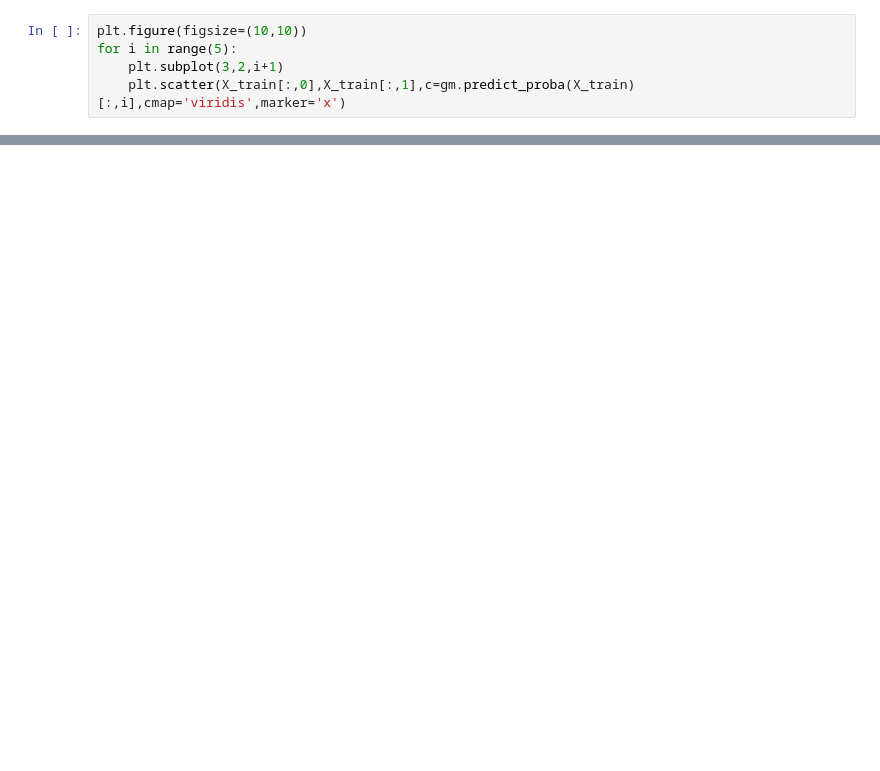
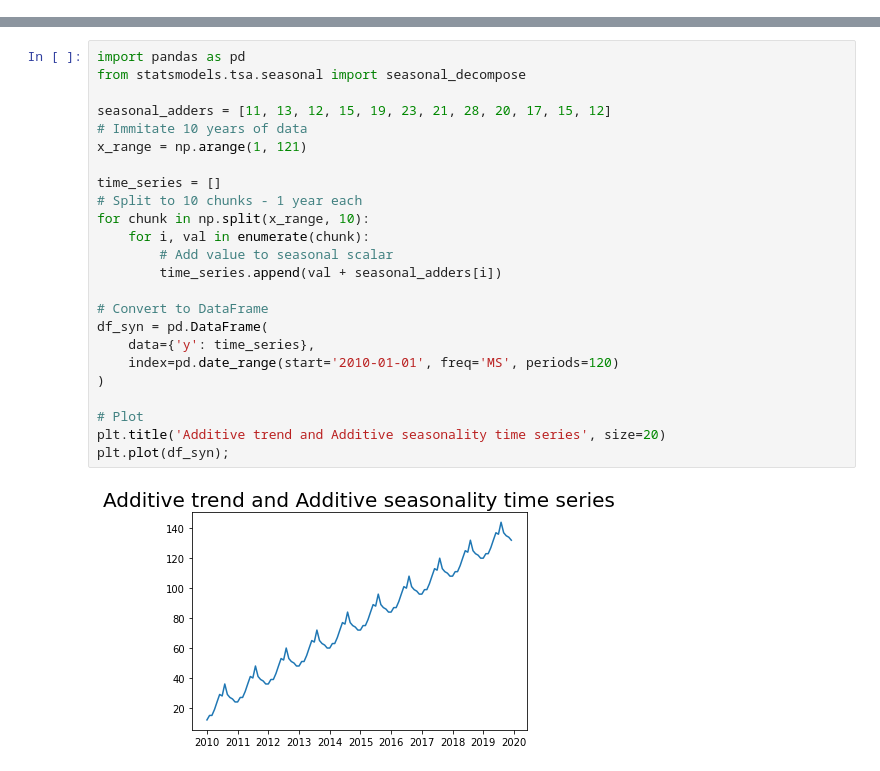
Before and after one commit to ardhiraka/FSDS_Guidelines, a Jupyter notebook: p1/w3/d4pm.ipynb, the cells around one changed output, grey strips where cells are left out. Saved outputs shown, nothing was run; the diff lists cells and outputs as text; blank space fills up the shorter version.

```diff
--- a/p1/w3/d4pm.ipynb
+++ b/p1/w3/d4pm.ipynb
@@ -77,5 +0,0 @@ GaussianMixture(covariance_type='full', init_params='kmeans', max_iter=100,
-# %%
-plt.figure(figsize=(10,10))
-for i in range(5):
-    plt.subplot(3,2,i+1)
-    plt.scatter(X_train[:,0],X_train[:,1],c=gm.predict_proba(X_train)[:,i],cmap='viridis',marker='x')
@@ -87,0 +99,26 @@ gm.fit(X_train)
+# %%
+import pandas as pd
+from statsmodels.tsa.seasonal import seasonal_decompose
+
+seasonal_adders = [11, 13, 12, 15, 19, 23, 21, 28, 20, 17, 15, 12]
+# Immitate 10 years of data
+x_range = np.arange(1, 121)
+
+time_series = []
+# Split to 10 chunks - 1 year each
+for chunk in np.split(x_range, 10):
+    for i, val in enumerate(chunk):
+        # Add value to seasonal scalar
+        time_series.append(val + seasonal_adders[i])
+
+# Convert to DataFrame
+df_syn = pd.DataFrame(
+    data={'y': time_series},
+    index=pd.date_range(start='2010-01-01', freq='MS', periods=120)
+)
+
+# Plot
+plt.title('Additive trend and Additive seasonality time series', size=20)
+plt.plot(df_syn);
+# %% [output]
+[figure, added]
```
Also changed, not shown: parts of 49 cells of this notebook, 4 other files.
